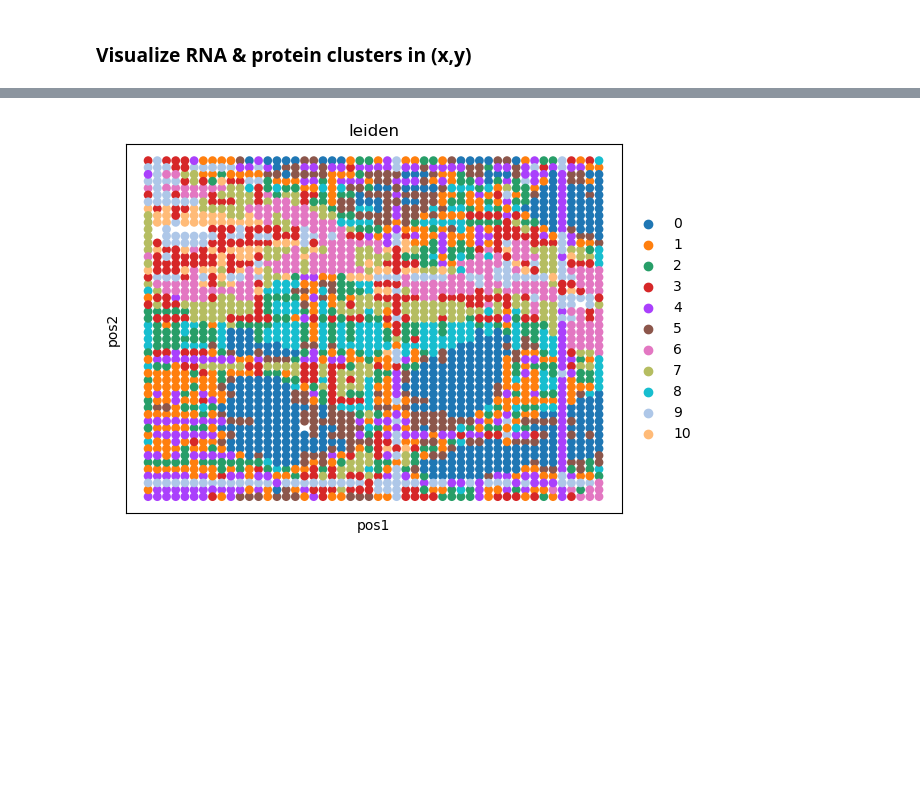
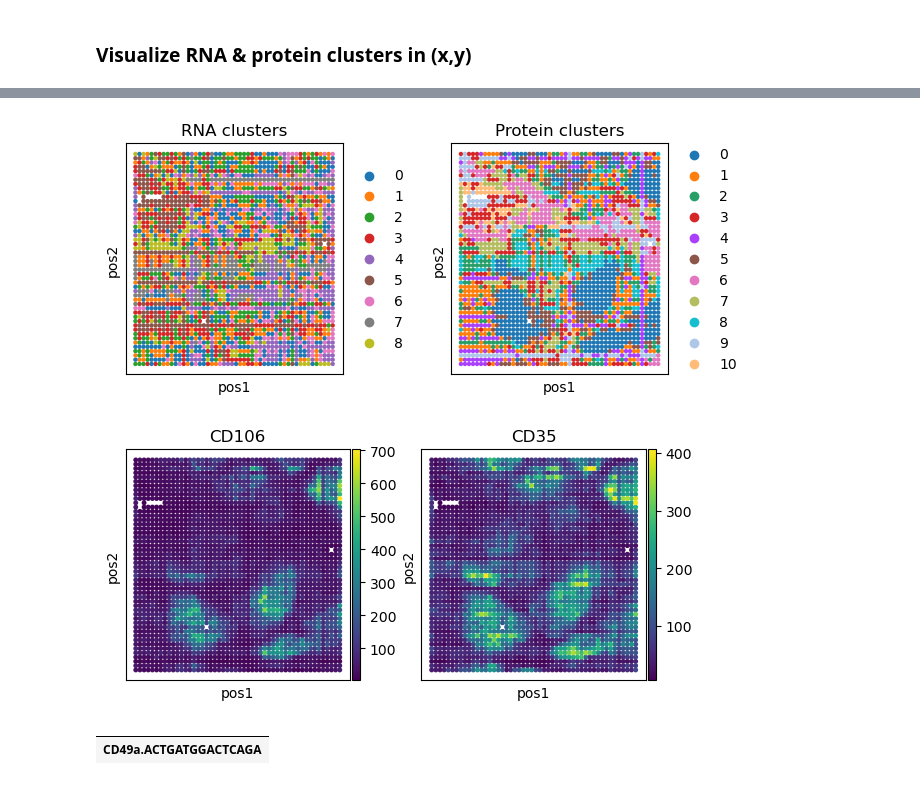
Before and after one commit to cvasq24/spatial_totalvi, a Jupyter notebook: data/tonsil/prep_mudata.ipynb, the cells around one changed output, grey strips where cells are left out. Saved outputs shown, nothing was run; the diff lists cells and outputs as text; code cells hidden in the pictures; blank space fills up the shorter version.

```diff
--- a/data/tonsil/prep_mudata.ipynb
+++ b/data/tonsil/prep_mudata.ipynb
@@ -118,6 +128,34 @@ plt.savefig("./figures/rna_clusters_spatial_svg.png", dpi=500)
-# %%
-sc.pl.embedding(mdata["Protein"], basis="pos", color="leiden", s=160, show=False)
-plt.gca().invert_yaxis()
-plt.savefig("./figures/prot_clusters_spatial_svg.png", dpi=500)
-# %% [output]
-[figure, removed]
+# %%
+fig, ax = plt.subplots(nrows=1, ncols=2, figsize=(7, 3), gridspec_kw={"wspace": 0.5})
+
+sc.pl.embedding(mdata["RNA"], basis="pos", color="leiden", s=40, show=False, ax=ax[0])
+ax[0].invert_yaxis()
+ax[0].set_title("RNA clusters")
+
+sc.pl.embedding(mdata["Protein"], basis="pos", color="leiden", s=40, show=False, ax=ax[1])
+ax[1].invert_yaxis()
+ax[1].set_title("Protein clusters")
+
+plt.savefig("./figures/modality_clusters_spatial_svg.png", dpi=500)
+# %% [output]
+[figure, added]
+# %%
+# From OG paper: markers for clusters 2/5
+fig, ax = plt.subplots(nrows=1, ncols=2, figsize=(7, 3))
+
+sc.pl.embedding(mdata["Protein"], basis="pos", color="CD106.TCACAGTTCCTTGGA", s=50, show=False, ax=ax[0])
+ax[0].invert_yaxis()
+ax[0].set_title("CD106")
+
+sc.pl.embedding(mdata["Protein"], basis="pos", color="CD35.ACTTCCGTCGATCTT", s=50, show=False, ax=ax[1])
+ax[1].invert_yaxis()
+ax[1].set_title("CD35")
+
+plt.savefig("./figures/GC_markers_spatial_svg.png", dpi=400, bbox_inches="tight")
+# %% [output]
+[figure, added]
+# %%
+mdata["Protein"].var[mdata["Protein"].var.index.str.contains("CD49a")]
+# %% [output]
+|  |
+| CD49a.ACTGATGGACTCAGA |
```
Also changed, not shown: parts of 8 cells of this notebook, 43 other files.
